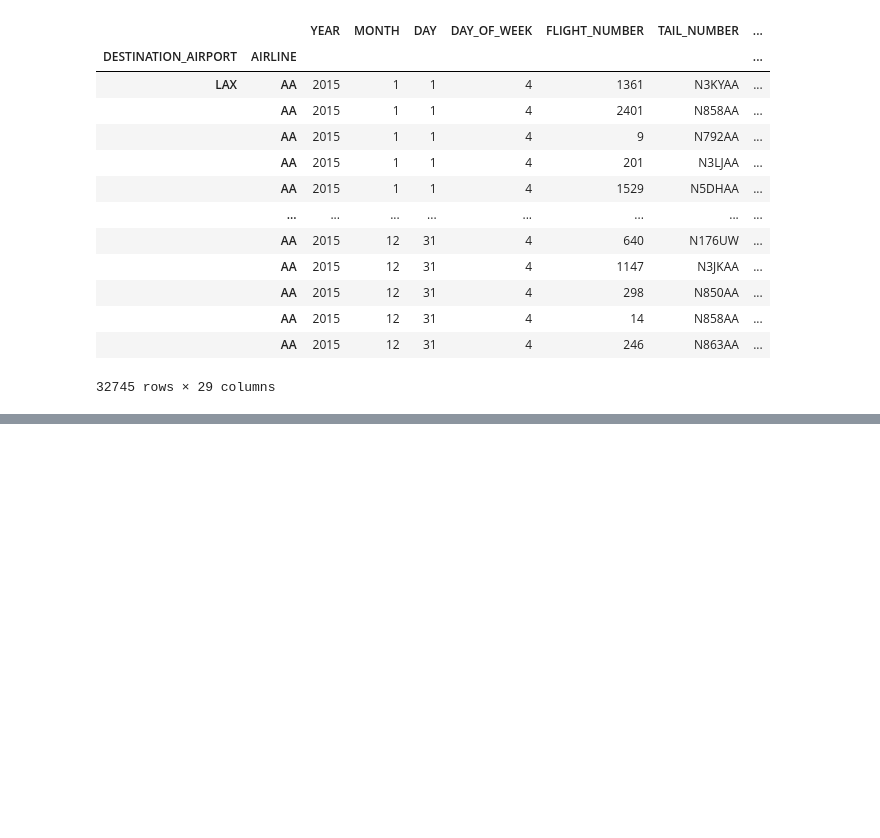
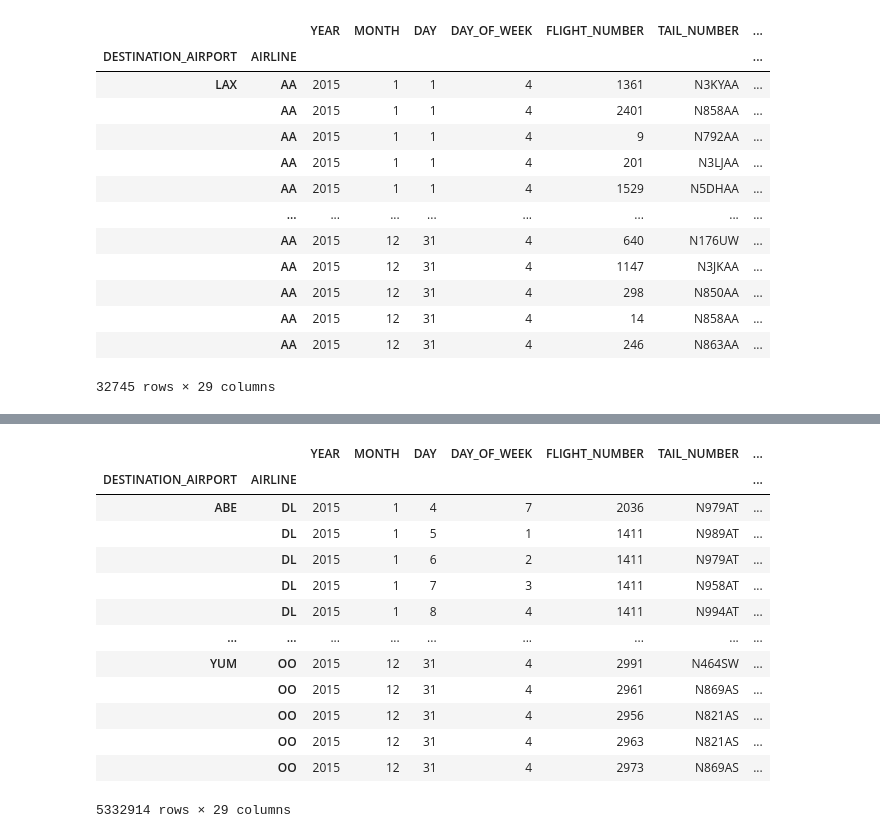
Before and after one commit to mlobf/new_pandas_course, a Jupyter notebook: 07AdvancedTopic/intro.ipynb, the cells around one changed output, grey strips where cells are left out. Saved outputs shown, nothing was run; the diff lists cells and outputs as text; code cells hidden in the pictures; blank space fills up the shorter version.

```diff
--- a/07AdvancedTopic/intro.ipynb
+++ b/07AdvancedTopic/intro.ipynb
@@ -98,0 +115,19 @@ df.loc[("LAX","AA")]
+# %%
+# Slicing in a multindex object
+df_int = df.loc["AAA":]
+df_int
+# %% [output]
+|  |  | YEAR | MONTH | DAY | DAY_OF_WEEK | FLIGHT_NUMBER | TAIL_NUMBER | ... |
+| DESTINATION_AIRPORT | AIRLINE |  |  |  |  |  |  | ... |
+| ABE | DL | 2015 | 1 | 4 | 7 | 2036 | N979AT | ... |
+|  | DL | 2015 | 1 | 5 | 1 | 1411 | N989AT | ... |
+|  | DL | 2015 | 1 | 6 | 2 | 1411 | N979AT | ... |
+|  | DL | 2015 | 1 | 7 | 3 | 1411 | N958AT | ... |
+|  | DL | 2015 | 1 | 8 | 4 | 1411 | N994AT | ... |
+| ... | ... | ... | ... | ... | ... | ... | ... | ... |
+| YUM | OO | 2015 | 12 | 31 | 4 | 2991 | N464SW | ... |
+|  | OO | 2015 | 12 | 31 | 4 | 2961 | N869AS | ... |
+|  | OO | 2015 | 12 | 31 | 4 | 2956 | N821AS | ... |
+|  | OO | 2015 | 12 | 31 | 4 | 2963 | N821AS | ... |
+|  | OO | 2015 | 12 | 31 | 4 | 2973 | N869AS | ... |
+5332914 rows × 29 columns
```
Also changed, not shown: parts of 5 cells of this notebook.
